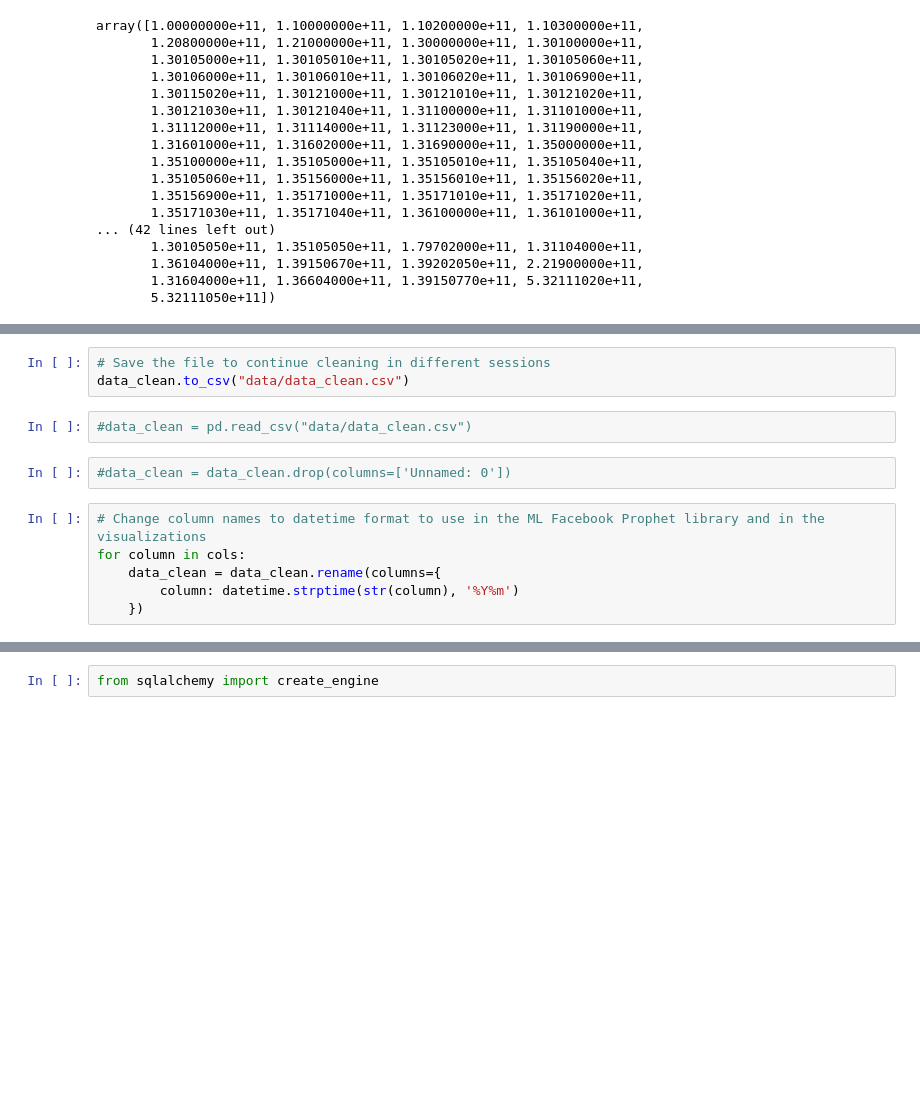
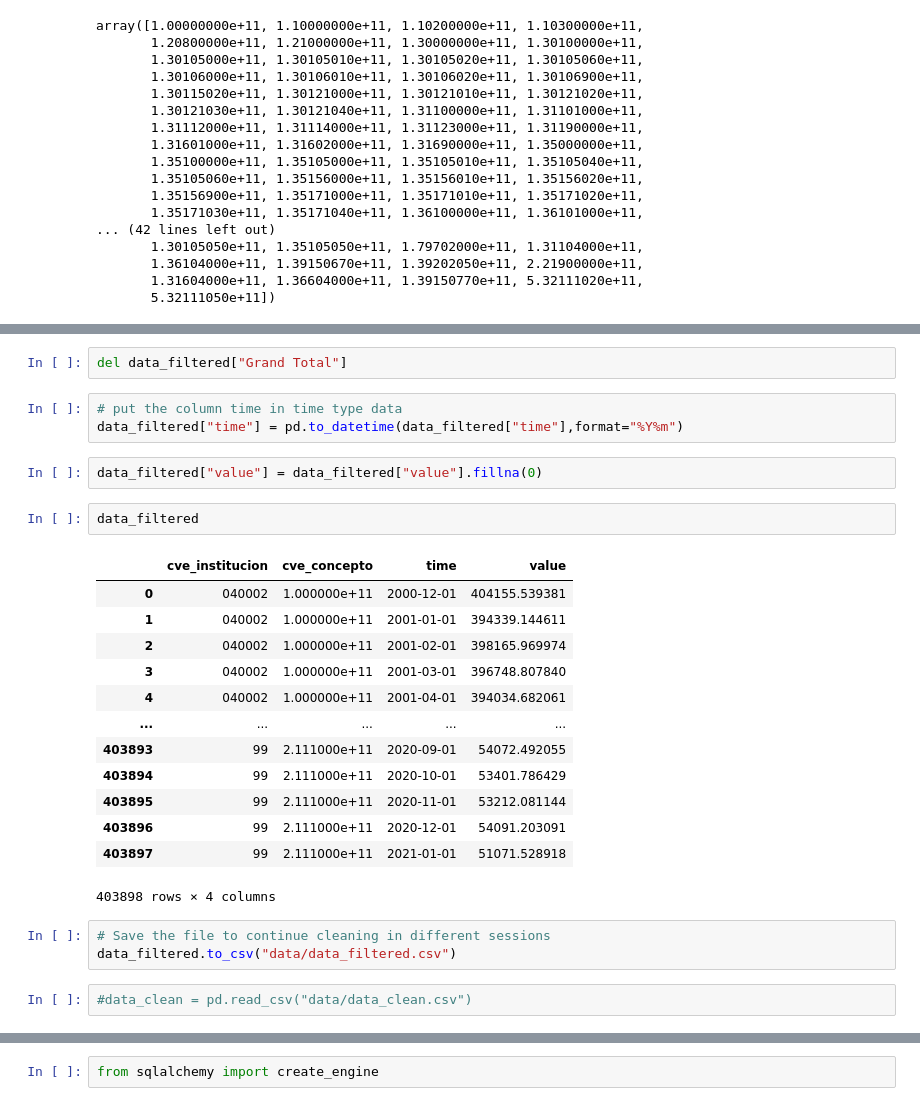
Before and after one commit to luislobo6/Sigma-final-project, a Jupyter notebook: Notebook-LMT.ipynb, the cells around one changed output, grey strips where cells are left out. Cells and saved outputs as stored; diff of their text form; blank space fills up the shorter version.

```diff
--- a/Notebook-LMT.ipynb
+++ b/Notebook-LMT.ipynb
@@ -195,13 +225,28 @@ data_clean.shape
+# %%
+del data_filtered["Grand Total"]
+# %%
+# put the column time in time type data
+data_filtered["time"] = pd.to_datetime(data_filtered["time"],format="%Y%m")
+# %%
+data_filtered["value"] = data_filtered["value"].fillna(0)
+# %%
+data_filtered
+# %% [output]
+|  | cve_institucion | cve_concepto | time | value |
+| 0 | 040002 | 1.000000e+11 | 2000-12-01 | 404155.539381 |
+| 1 | 040002 | 1.000000e+11 | 2001-01-01 | 394339.144611 |
+| 2 | 040002 | 1.000000e+11 | 2001-02-01 | 398165.969974 |
+| 3 | 040002 | 1.000000e+11 | 2001-03-01 | 396748.807840 |
+| 4 | 040002 | 1.000000e+11 | 2001-04-01 | 394034.682061 |
+| ... | ... | ... | ... | ... |
+| 403893 | 99 | 2.111000e+11 | 2020-09-01 | 54072.492055 |
+| 403894 | 99 | 2.111000e+11 | 2020-10-01 | 53401.786429 |
+| 403895 | 99 | 2.111000e+11 | 2020-11-01 | 53212.081144 |
+| 403896 | 99 | 2.111000e+11 | 2020-12-01 | 54091.203091 |
+| 403897 | 99 | 2.111000e+11 | 2021-01-01 | 51071.528918 |
+403898 rows × 4 columns
 # %%
 # Save the file to continue cleaning in different sessions
-data_clean.to_csv("data/data_clean.csv")
+data_filtered.to_csv("data/data_filtered.csv")
 # %%
 #data_clean = pd.read_csv("data/data_clean.csv")
-# %%
-#data_clean = data_clean.drop(columns=['Unnamed: 0'])
-# %%
-# Change column names to datetime format to use in the ML Facebook Prophet library and in the visualizations
-for column in cols:
-    data_clean = data_clean.rename(columns={
-        column: datetime.strptime(str(column), '%Y%m')
-    })
```
Also changed, not shown: parts of 40 cells of this notebook, 1 other file.
